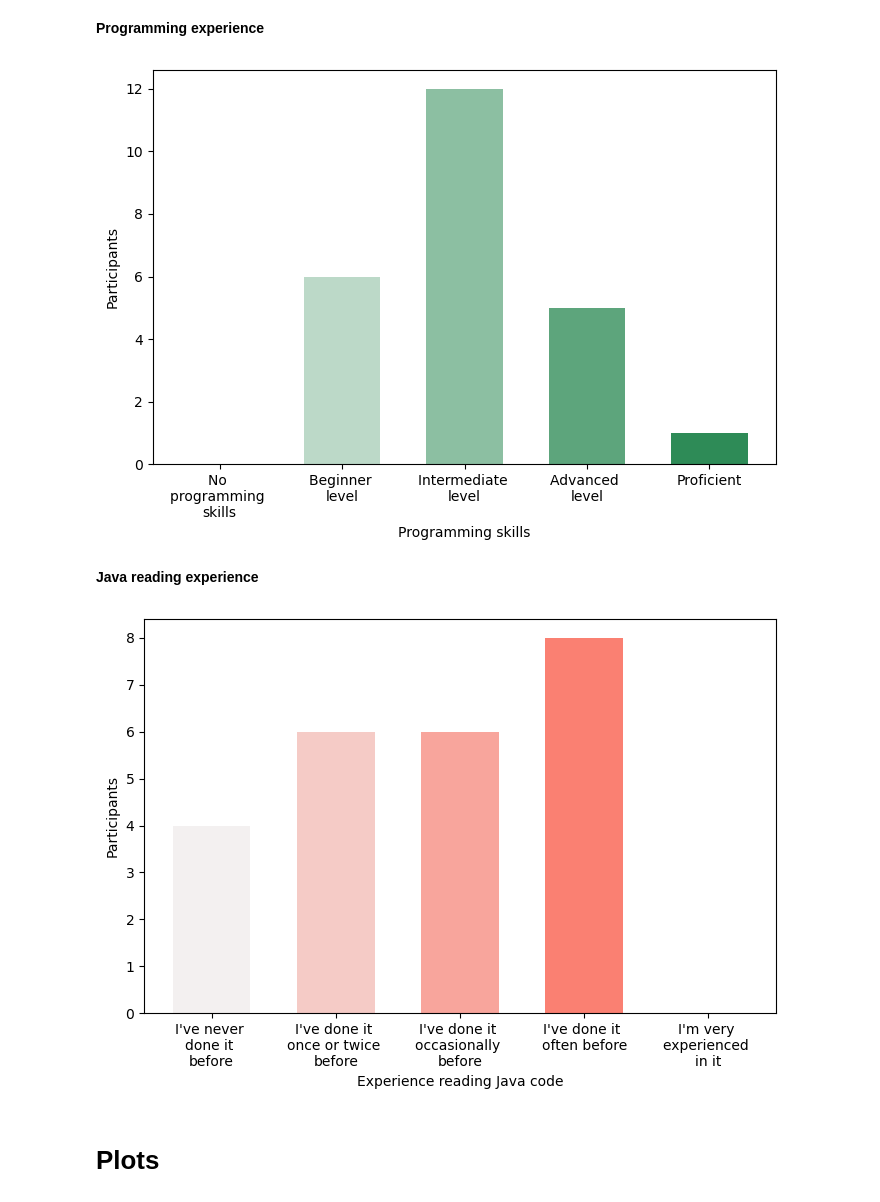
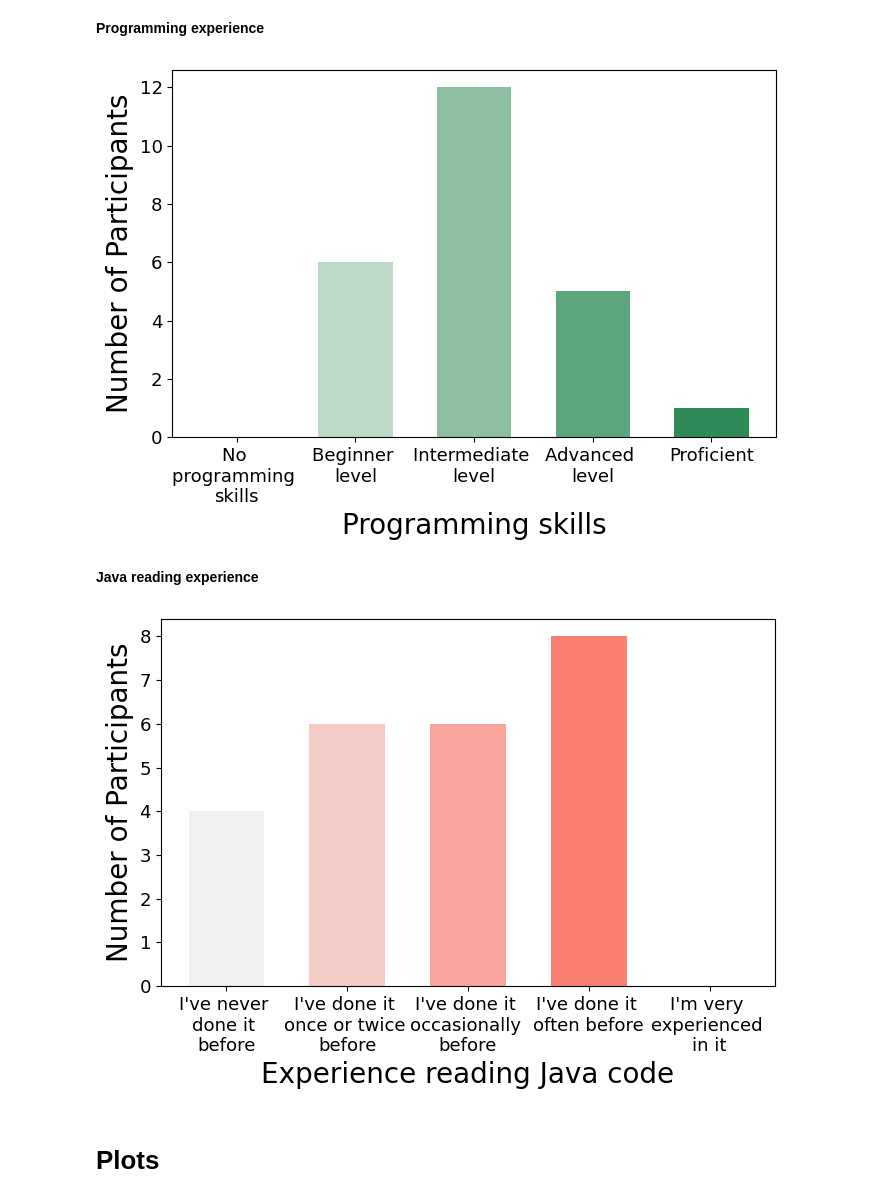
Before and after one commit to tuhh-softsec/SANER2024_empirical_experiment_DFDs, a Jupyter notebook: results/analysis.ipynb, the cells around one changed output. Cells and saved outputs as stored; diff of their text form; code cells hidden in the pictures.

```diff
--- a/results/analysis.ipynb
+++ b/results/analysis.ipynb
@@ -339,37 +340,40 @@ labels = ("No \nprogramming \nskills",
 scores = [0, # put in manually, reading from file crashes ebcause of zero values
           value_counts[2],
           value_counts[3],
           value_counts[4],
           value_counts[5]]
 
 # Choose a color palette
 palette = sns.light_palette("seagreen", 5)
 
 fig, ax = plt.subplots(figsize=(7, 5))
 
 num_tasks = len(labels)
 
 bar_width = 0.5  # Adjust the width of the bars
 
 # Create an array with positions for the bars
 positions = np.arange(0, num_tasks * 0.8, 0.8)
 
 # Create the bars
 ax.bar(positions, scores, bar_width, color=palette)
 
 # Set axis labels
-ax.set_xlabel("Programming skills")
-ax.set_ylabel("Participants")
+ax.set_xlabel("Programming skills", fontsize = 20)
+ax.set_ylabel("Number of Participants", fontsize = 20)
 
 # Update x-axis tick positions and labels
 ax.set_xticks(positions)
 ax.set_xticklabels(labels)#, rotation=60)
 
+ax.tick_params(axis='x', which='major', labelsize=13)
+ax.tick_params(axis='y', which='major', labelsize=13)
+
 plt.tight_layout()
-plt.savefig("programming_skills.png", dpi=900)
+plt.savefig("./plots/programming_skills.pdf", dpi=900)
 plt.show()
 # %% [output]
-[figure, old version]
+[figure, new version]
 # %% [markdown]
 **Java reading experience**
 # %%
@@ -409,18 +413,22 @@ positions = np.arange(0, num_tasks * 0.8, 0.8)
 ax.bar(positions, scores, bar_width, color=palette)
 
 # Set axis labels
-ax.set_xlabel("Experience reading Java code")
-ax.set_ylabel("Participants")
+ax.set_xlabel("Experience reading Java code", fontsize = 20)
+ax.set_ylabel("Number of Participants", fontsize = 20)
+
 
 # Update x-axis tick positions and labels
 ax.set_xticks(positions)
 ax.set_xticklabels(labels)#, rotation=60)
 
+ax.tick_params(axis='x', which='major', labelsize=13)
+ax.tick_params(axis='y', which='major', labelsize=13)
+
 plt.tight_layout()
-plt.savefig("java_reading_experience.png", dpi=900)
+plt.savefig("./plots/java_reading_experience.pdf", dpi=900)
 plt.show()
 # %% [output]
-[figure, old version]
+[figure, new version]
 # %% [markdown]
 # Plots
 # %% [markdown]
```
Also changed, not shown: parts of 9 cells of this notebook, 19 other files.
